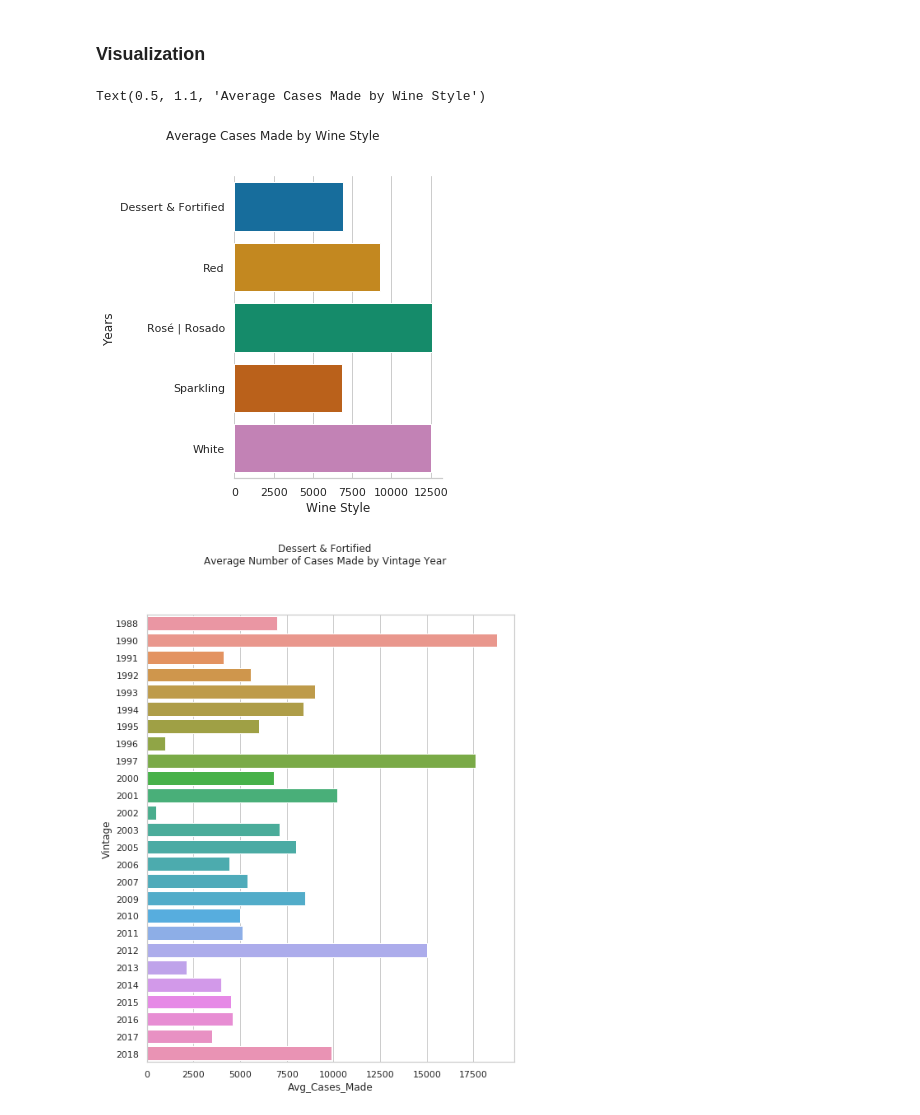
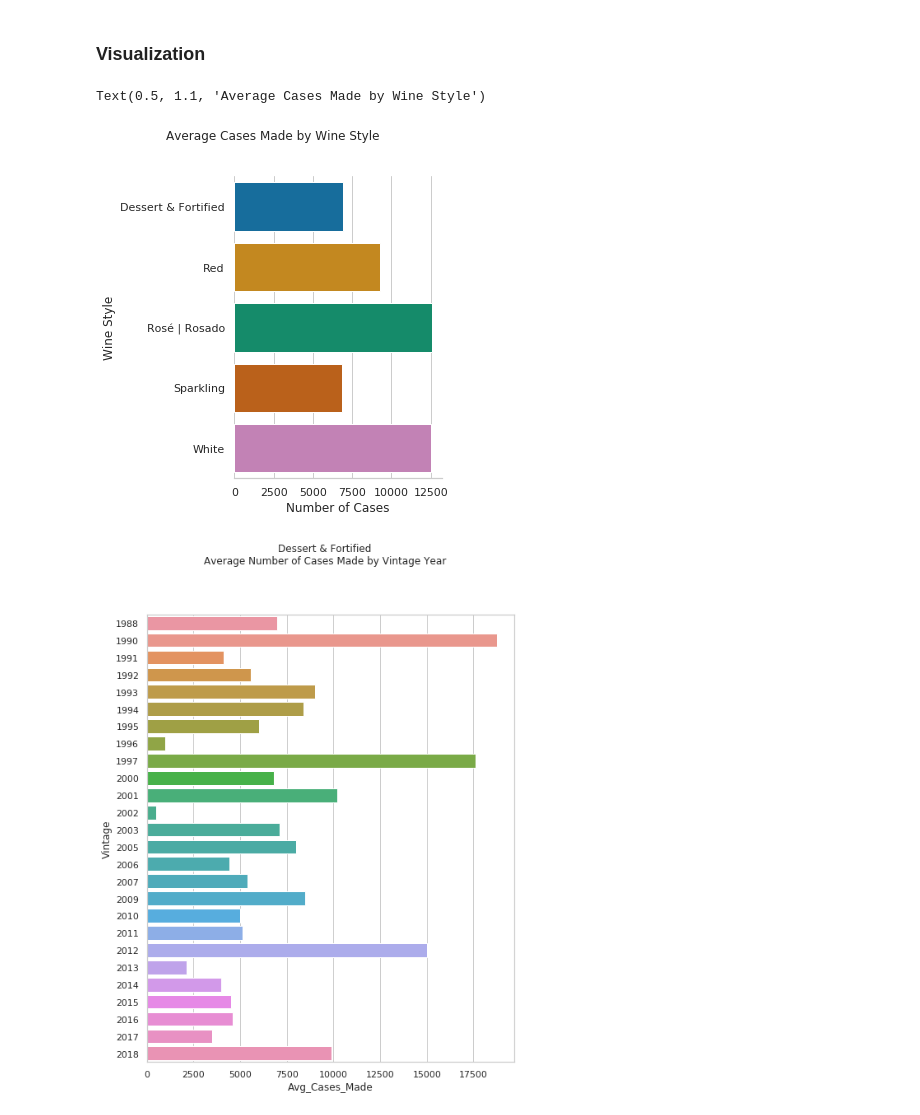
Before and after one commit to ewotawa/top_100_wines_2020, a Jupyter notebook: Top100Wine_Data_Exploration_Cases.ipynb, the cells around one changed output. Drawn from its saved outputs; the diff is of its cells as text; code cells hidden in the pictures.

```diff
--- a/Top100Wine_Data_Exploration_Cases.ipynb
+++ b/Top100Wine_Data_Exploration_Cases.ipynb
@@ -178,20 +178,20 @@ palette = sns.color_palette('colorblind')
 # %%
 # bar plot of summary data
 
 g = sns.catplot(
     data = df_CM_All,
     kind = 'bar',
     y = 'Wine_Style',
     x = 'Avg_Cases_Made'
 )
 
 g.despine(left = True)
-g.set_axis_labels('Wine Style', 'Years')
+g.set_axis_labels('Number of Cases', 'Wine Style')
 
 plt.suptitle('Average Cases Made by Wine Style', y = 1.1)
 # %% [output]
 Text(0.5, 1.1, 'Average Cases Made by Wine Style')
-[figure, old version]
+[figure, new version]
 # %%
 # define a function to plot cases made by year by wine style
 
```
Also changed, not shown: parts of 2 cells of this notebook, 1 other file.
